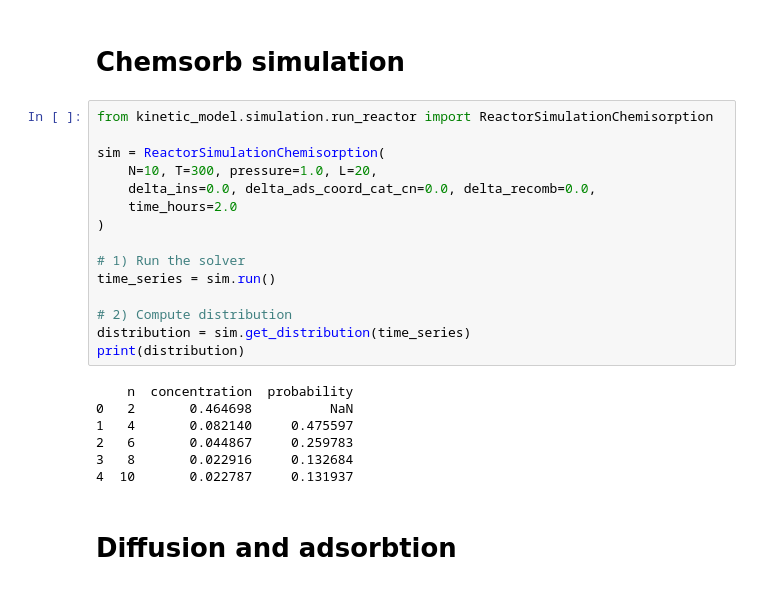
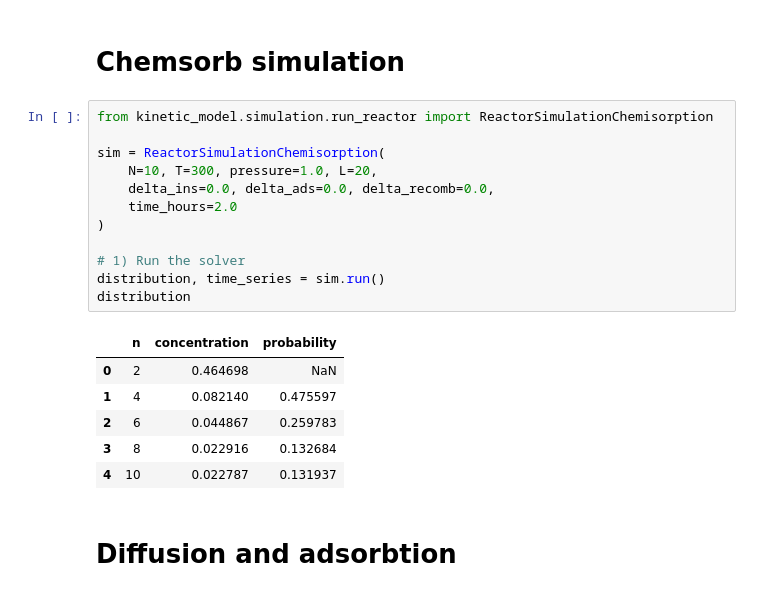
Before and after one commit to multiscale-modelling/kinetic_model, a Jupyter notebook: examples/test_soft.ipynb, the cells around one changed output. Saved outputs shown, nothing was run; the diff lists cells and outputs as text.

```diff
--- a/examples/test_soft.ipynb
+++ b/examples/test_soft.ipynb
@@ -53,25 +53,22 @@ plt.tight_layout()
 # %%
 from kinetic_model.simulation.run_reactor import ReactorSimulationChemisorption
 
 sim = ReactorSimulationChemisorption(
     N=10, T=300, pressure=1.0, L=20,
-    delta_ins=0.0, delta_ads_coord_cat_cn=0.0, delta_recomb=0.0,
+    delta_ins=0.0, delta_ads=0.0, delta_recomb=0.0,
     time_hours=2.0
 )
 
 # 1) Run the solver
-time_series = sim.run()
-
-# 2) Compute distribution
-distribution = sim.get_distribution(time_series)
-print(distribution)
+distribution, time_series = sim.run()
+distribution
 # %% [output]
-    n  concentration  probability
-0   2       0.464698          NaN
-1   4       0.082140     0.475597
-2   6       0.044867     0.259783
-3   8       0.022916     0.132684
-4  10       0.022787     0.131937
+|  | n | concentration | probability |
+| 0 | 2 | 0.464698 | NaN |
+| 1 | 4 | 0.082140 | 0.475597 |
+| 2 | 6 | 0.044867 | 0.259783 |
+| 3 | 8 | 0.022916 | 0.132684 |
+| 4 | 10 | 0.022787 | 0.131937 |
 # %% [markdown]
 # Diffusion and adsorbtion
 # %% [markdown]
```
Also changed, not shown: 1 other file.
